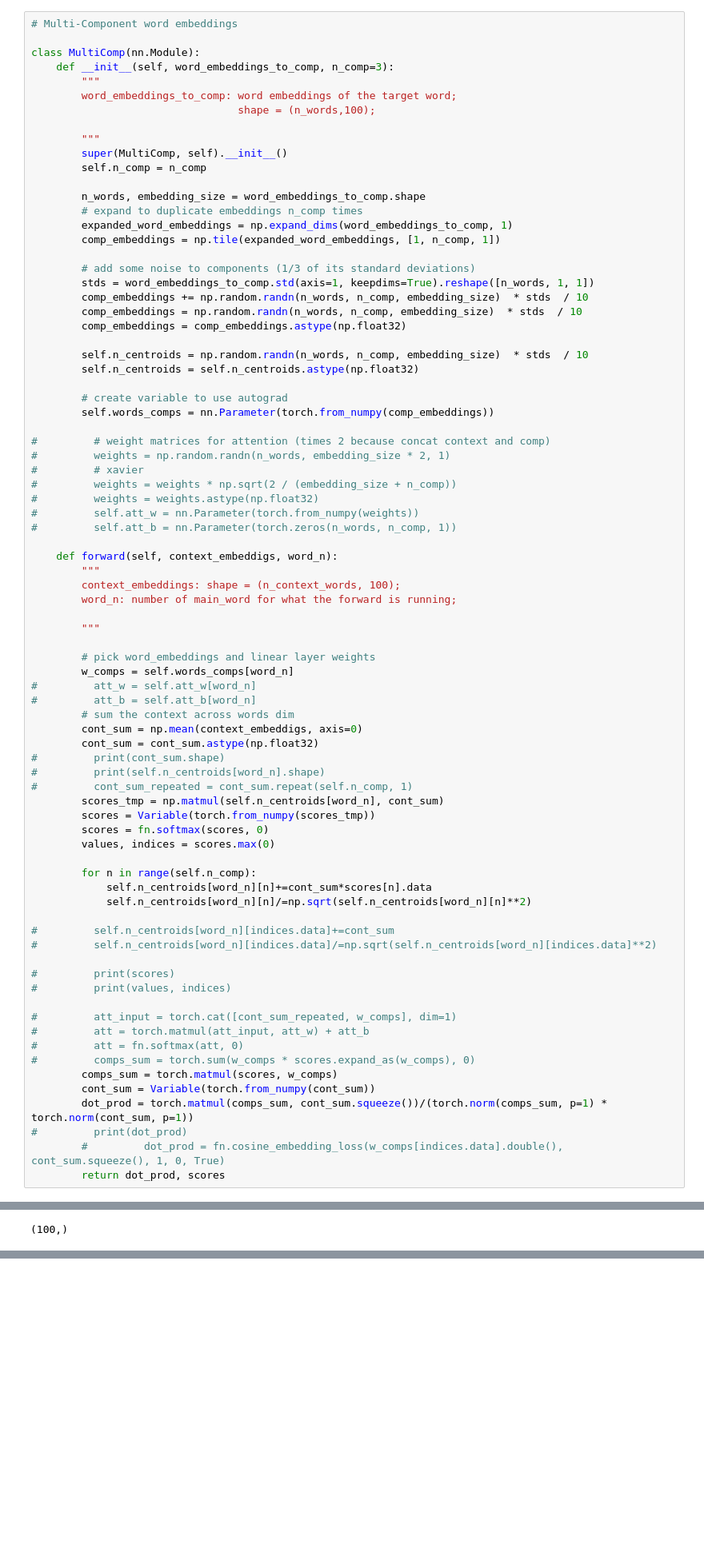
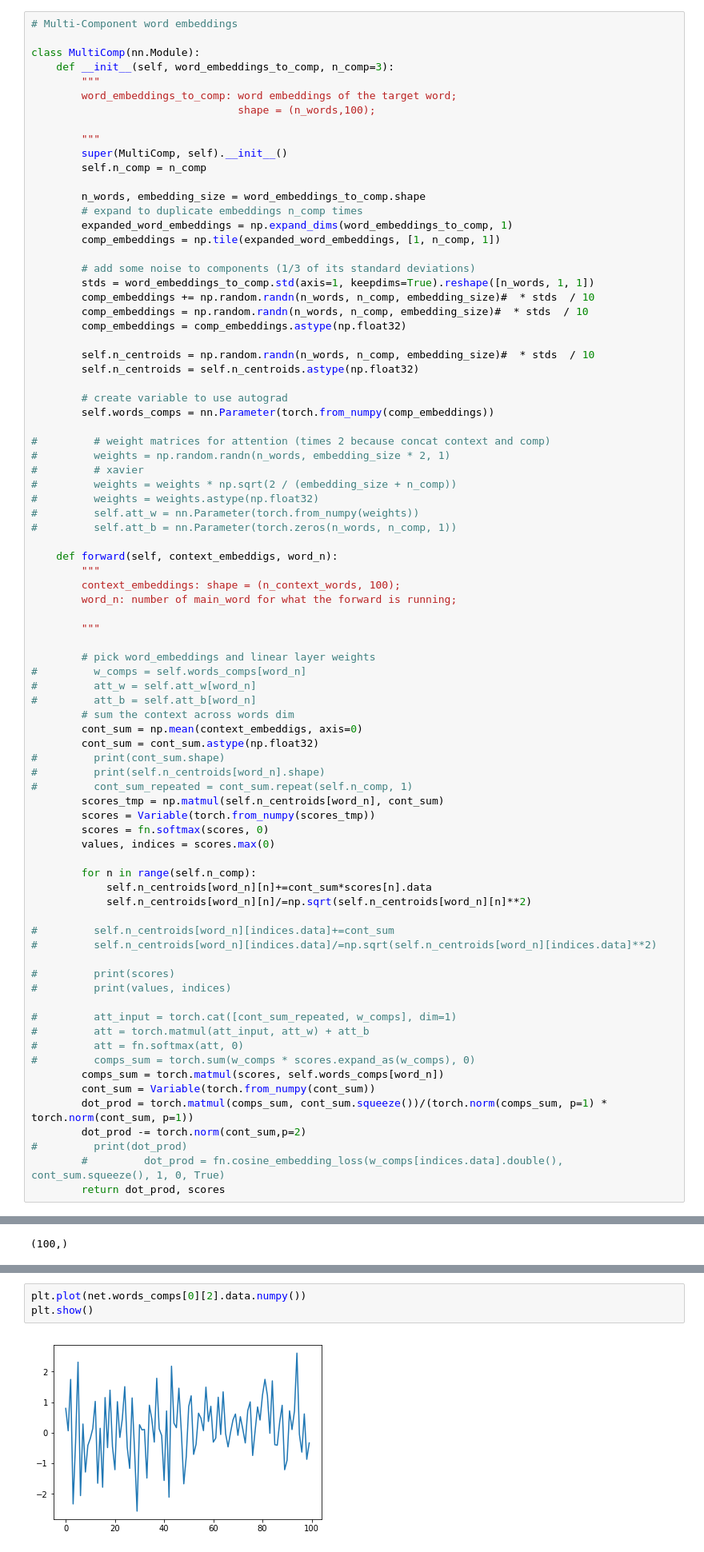
Before and after one commit to fogside/russe_wsi, a Jupyter notebook: notebooks/pyTorchModel_var2.ipynb, the cells around one changed output, grey strips where cells are left out. Shown at 80% size. Saved outputs shown, nothing was run; the diff lists cells and outputs as text; blank space fills up the shorter version.

```diff
--- a/notebooks/pyTorchModel_var2.ipynb
+++ b/notebooks/pyTorchModel_var2.ipynb
@@ -28,11 +28,11 @@ class MultiComp(nn.Module):
 
         # add some noise to components (1/3 of its standard deviations)
         stds = word_embeddings_to_comp.std(axis=1, keepdims=True).reshape([n_words, 1, 1])
-        comp_embeddings += np.random.randn(n_words, n_comp, embedding_size)  * stds  / 10
-        comp_embeddings = np.random.randn(n_words, n_comp, embedding_size)  * stds  / 10
+        comp_embeddings += np.random.randn(n_words, n_comp, embedding_size)#  * stds  / 10
+        comp_embeddings = np.random.randn(n_words, n_comp, embedding_size)#  * stds  / 10
         comp_embeddings = comp_embeddings.astype(np.float32)
 
-        self.n_centroids = np.random.randn(n_words, n_comp, embedding_size)  * stds  / 10
+        self.n_centroids = np.random.randn(n_words, n_comp, embedding_size)#  * stds  / 10
         self.n_centroids = self.n_centroids.astype(np.float32)
 
         # create variable to use autograd
@@ -54,7 +54,7 @@ class MultiComp(nn.Module):
         """
 
         # pick word_embeddings and linear layer weights
-        w_comps = self.words_comps[word_n]
+#         w_comps = self.words_comps[word_n]
 #         att_w = self.att_w[word_n]
 #         att_b = self.att_b[word_n]
         # sum the context across words dim
@@ -82,9 +82,10 @@ class MultiComp(nn.Module):
 #         att = torch.matmul(att_input, att_w) + att_b
 #         att = fn.softmax(att, 0)
 #         comps_sum = torch.sum(w_comps * scores.expand_as(w_comps), 0)
-        comps_sum = torch.matmul(scores, w_comps)
+        comps_sum = torch.matmul(scores, self.words_comps[word_n])
         cont_sum = Variable(torch.from_numpy(cont_sum))
         dot_prod = torch.matmul(comps_sum, cont_sum.squeeze())/(torch.norm(comps_sum, p=1) * torch.norm(cont_sum, p=1))
+        dot_prod -= torch.norm(cont_sum,p=2)
 #         print(dot_prod)
         #         dot_prod = fn.cosine_embedding_loss(w_comps[indices.data].double(), cont_sum.squeeze(), 1, 0, True)
         return dot_prod, scores
@@ -134,3 +121,8 @@ Variable containing:
+# %%
+plt.plot(net.words_comps[0][2].data.numpy())
+plt.show()
+# %% [output]
+[figure, added]
 # %% [markdown]
 # Create dataset
 # %%
```
Also changed, not shown: parts of 29 cells of this notebook.
